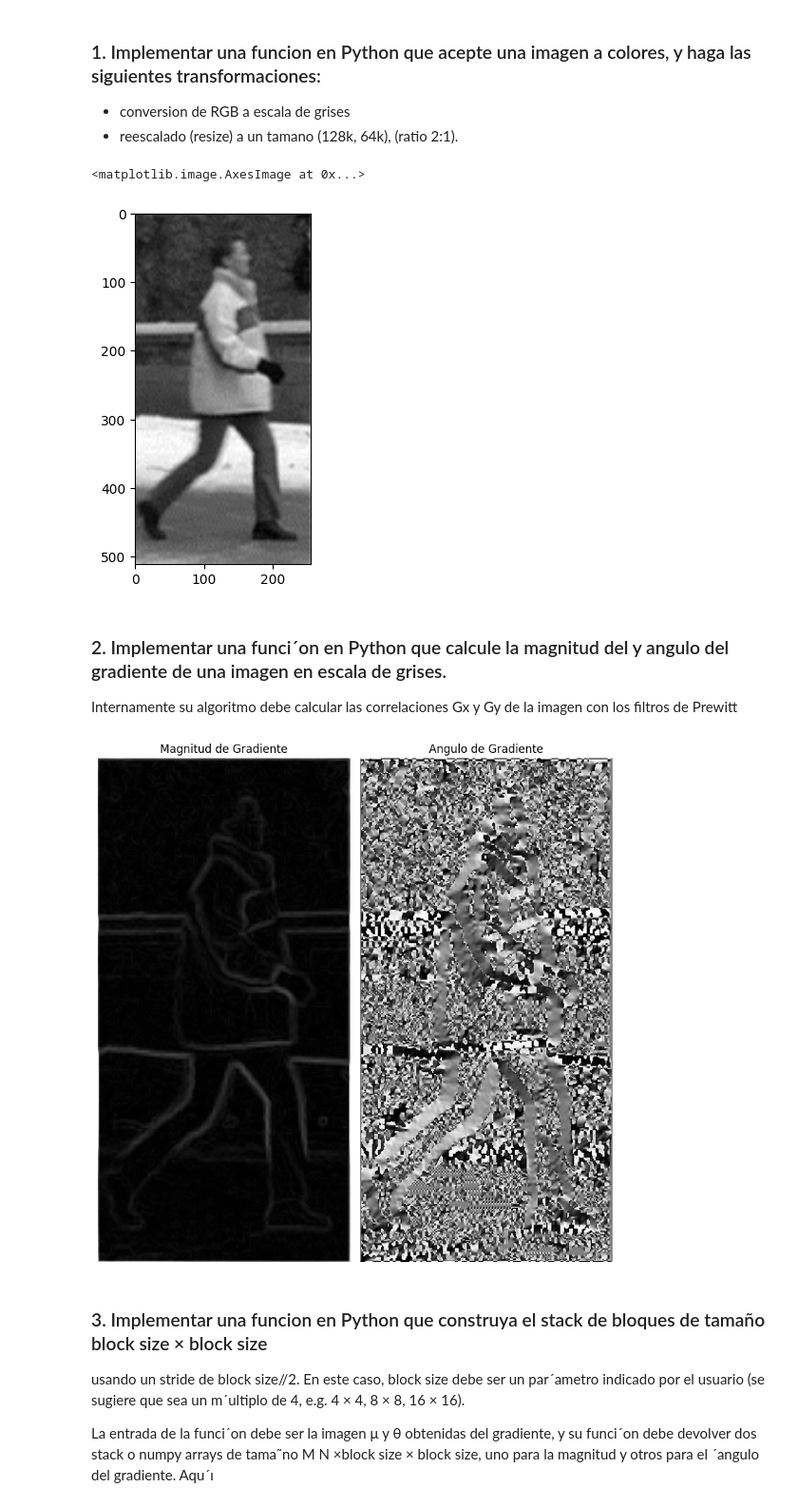
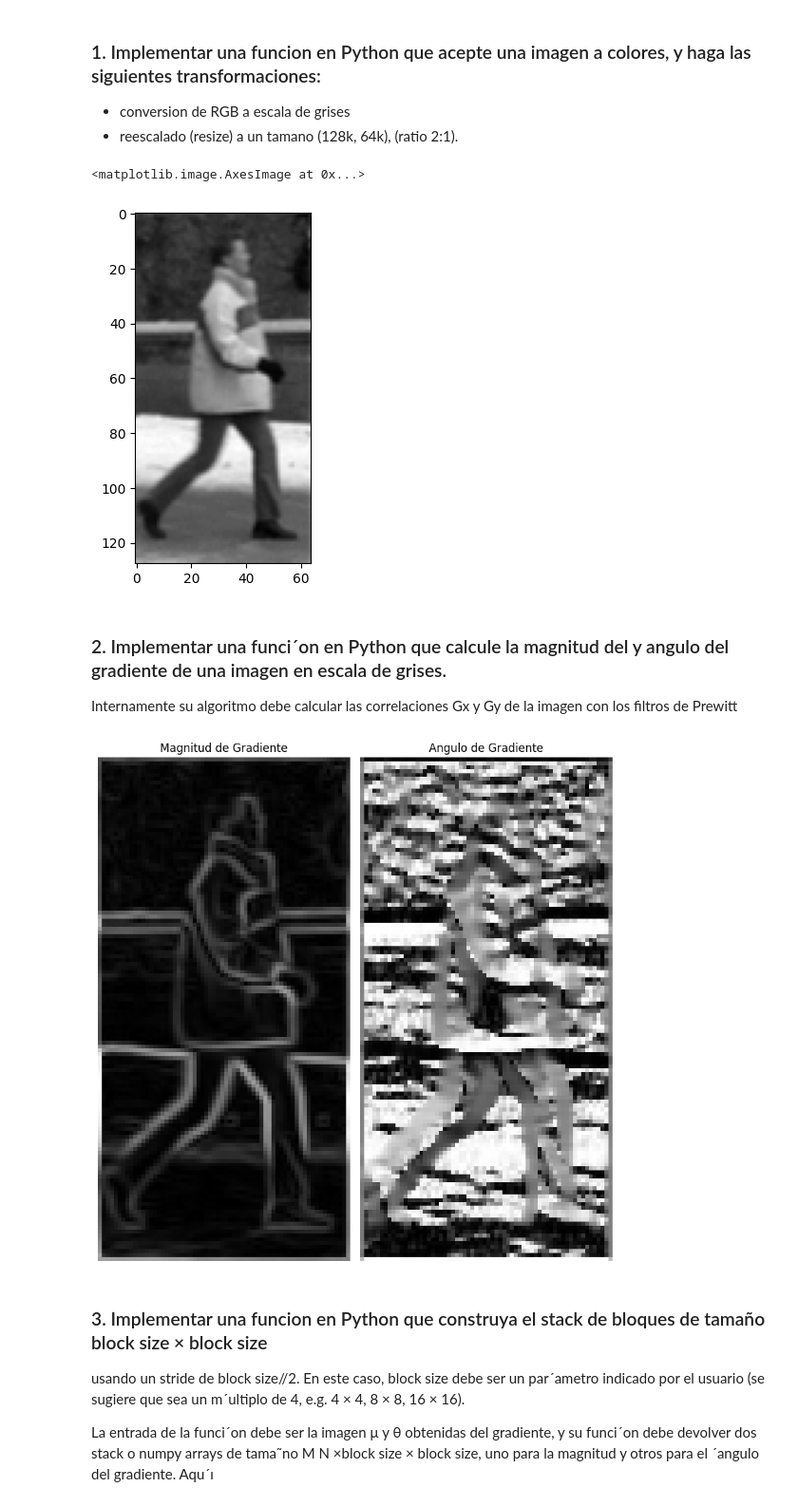
Before and after one commit to Diego-CB/Lab2-VC, a Jupyter notebook: Lab02.ipynb, the cells around one changed output. Shown: that part at 95% size. Cells and saved outputs as stored; diff of their text form; code cells hidden in the pictures.

```diff
--- a/Lab02.ipynb
+++ b/Lab02.ipynb
@@ -43,11 +43,11 @@ def parte1(img, k):
     resized_img = ski.transform.resize(gray_img, (128 * k, 64 * k))
     return resized_img
 
-resized = parte1(img, 4)
+resized = parte1(img, 1)
 plt.imshow(resized, cmap='gray')
 # %% [output]
 <matplotlib.image.AxesImage at 0x...>
-[figure, old version]
+[figure, new version]
 # %% [markdown]
 ### 2. Implementar una funci´on en Python que calcule la magnitud del y angulo del gradiente de una imagen en escala de grises.
 Internamente su algoritmo debe calcular las correlaciones Gx y Gy de la imagen con los filtros de Prewitt
@@ -78,36 +78,36 @@ def apply_filter(I, filter):
 
     return result
 
 def gradient_magnitude_and_angle(image):
     Gx = apply_filter(image, prewittX)
     Gy = apply_filter(image, prewittY)
 
     # Magnitud
     magnitude = np.sqrt(np.square(Gx) + np.square(Gy))
 
     # Angulo
-    angle = np.arctan2(-Gy, Gx) * 180 / np.pi
-    angle %= 180
+    angle = np.arctan2(-Gy, Gx)
+    angle = np.absolute(angle) * 180 / np.pi
 
     return magnitude, angle
 
 magnitude, angle = gradient_magnitude_and_angle(resized)
 
 fig, axes = plt.subplots(1, 2, figsize=(8, 8), sharex=True, sharey=True)
 ax = axes.ravel()
 
 ax[0].imshow(magnitude, cmap='gray')
 ax[0].set_title('Magnitud de Gradiente')
 ax[0].axis('off')
 
 ax[1].imshow(angle, cmap='gray')
 ax[1].set_title('Angulo de Gradiente')
 ax[1].axis('off')
 
 fig.tight_layout()
 plt.show()
 # %% [output]
-[figure, old version]
+[figure, new version]
 # %% [markdown]
 ### 3. Implementar una funcion en Python que construya el stack de bloques de tamaño block size × block size
 usando un stride de block size//2. En este caso, block size debe ser un par´ametro indicado por el usuario (se sugiere que sea un
```
Also changed, not shown: parts of 6 cells of this notebook.
